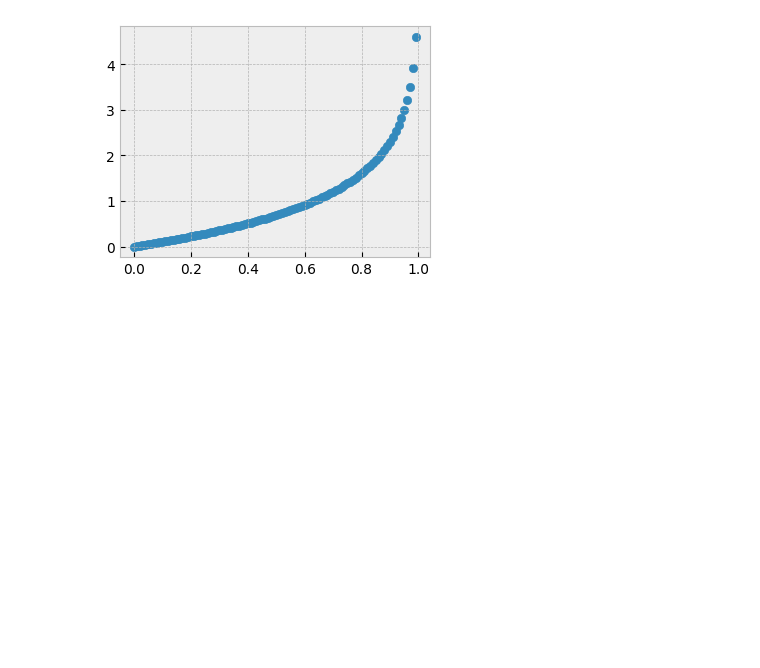
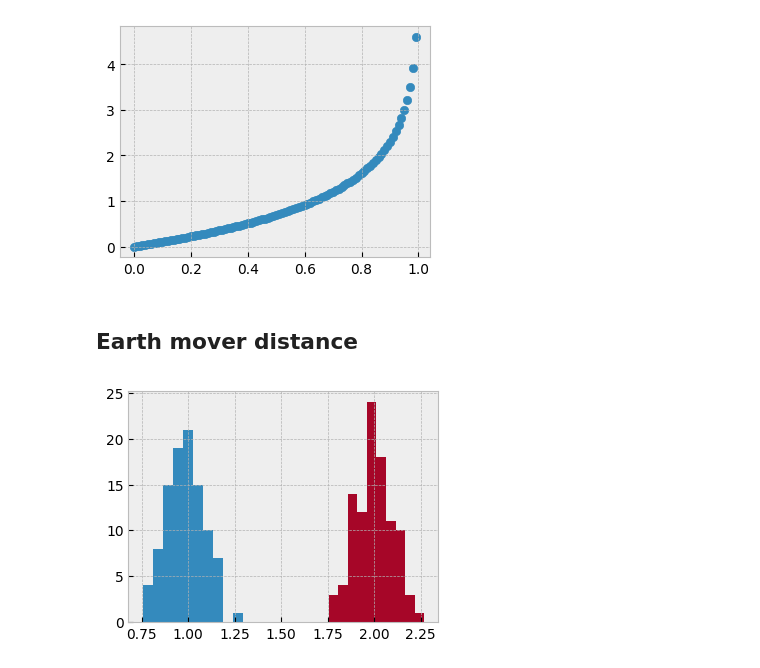
Before and after one commit to prakashjayy/genai, a Jupyter notebook: 00_bce_cost_function.ipynb, the cells around one changed output. Cells and saved outputs as stored; diff of their text form; code cells hidden in the pictures; blank space fills up the shorter version.

```diff
--- a/00_bce_cost_function.ipynb
+++ b/00_bce_cost_function.ipynb
@@ -80,3 +80,14 @@ plt.scatter(y.numpy(), -1*loss.numpy()) # we added -1 because loss needs to be p
 plt.show()
 # %% [output]
 [figure]
+# %% [markdown]
+## Earth mover distance
+# %%
+p = torch.normal(1, 0.1, size=(100, 1))
+q = torch.normal(2, 0.1, size=(100, 1))
+plt.figure(figsize=(4, 3))
+plt.hist(p.numpy().reshape(-1))
+plt.hist(q.numpy().reshape(-1))
+plt.show()
+# %% [output]
+[figure, added]
```
Also changed, not shown: 4 other files.
